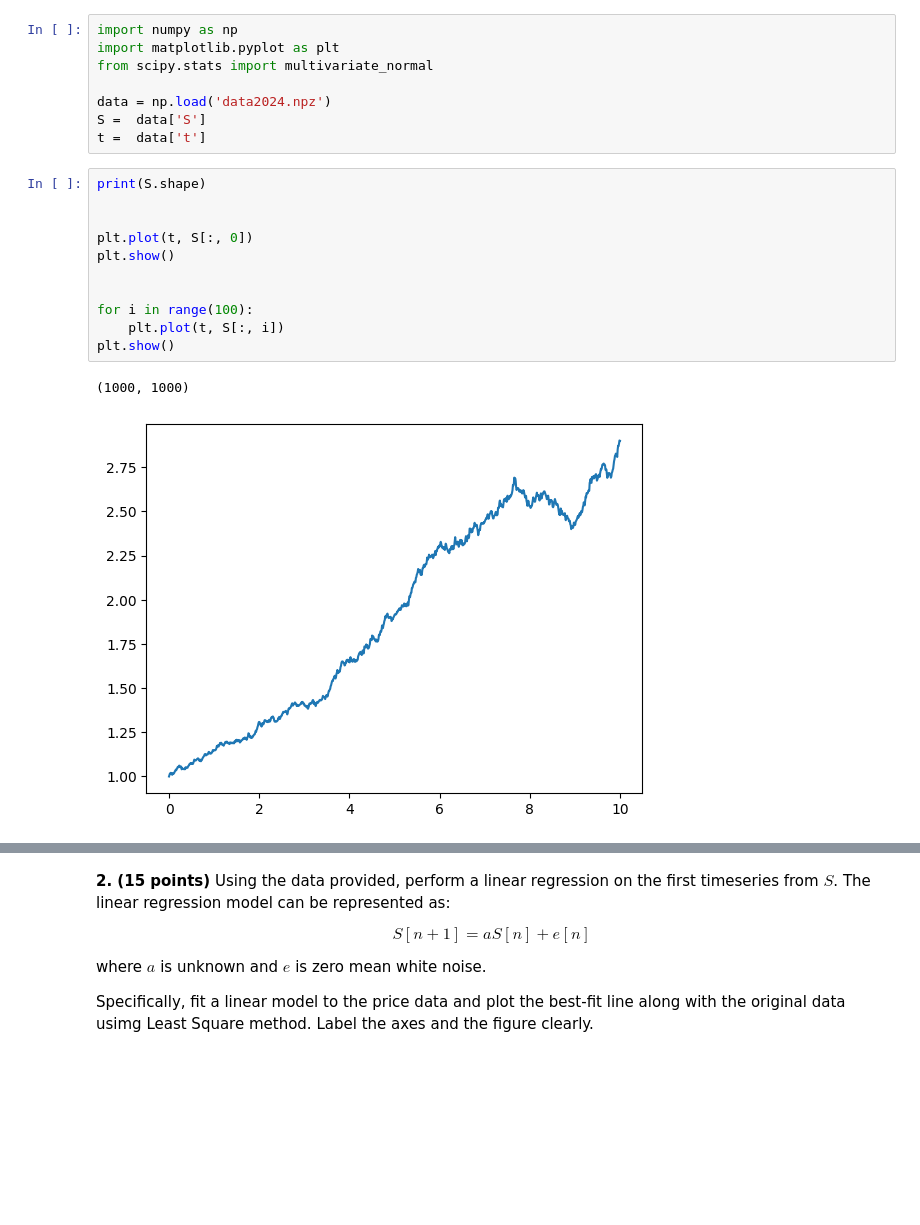
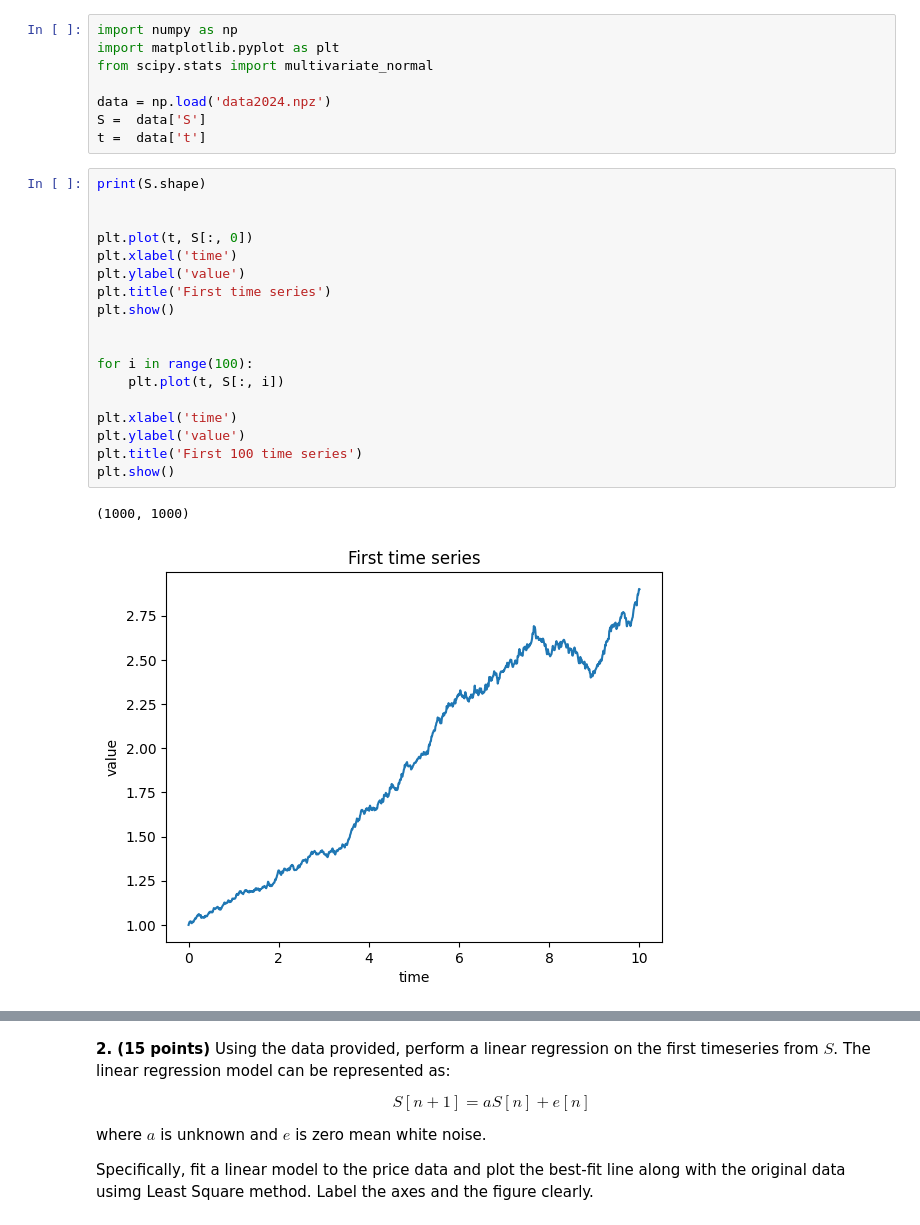
Before and after one commit to arondomotorkohlheb/statistical-signal-analysis, a Jupyter notebook: Python_1_2024.ipynb, the cells around one changed output, grey strips where cells are left out. Drawn from its saved outputs; the diff is of its cells as text; blank space fills up the shorter version.

```diff
--- a/Python_1_2024.ipynb
+++ b/Python_1_2024.ipynb
@@ -47,14 +45,21 @@ t =  data['t']
 # %%
 print(S.shape)
 
 
 plt.plot(t, S[:, 0])
+plt.xlabel('time')
+plt.ylabel('value')
+plt.title('First time series')
 plt.show()
 
 
 for i in range(100):
     plt.plot(t, S[:, i])
+
+plt.xlabel('time')
+plt.ylabel('value')
+plt.title('First 100 time series')
 plt.show()
 # %% [output]
 (1000, 1000)
-[figure, old version]
+[figure, new version]
```
Also changed, not shown: parts of 15 cells of this notebook.
